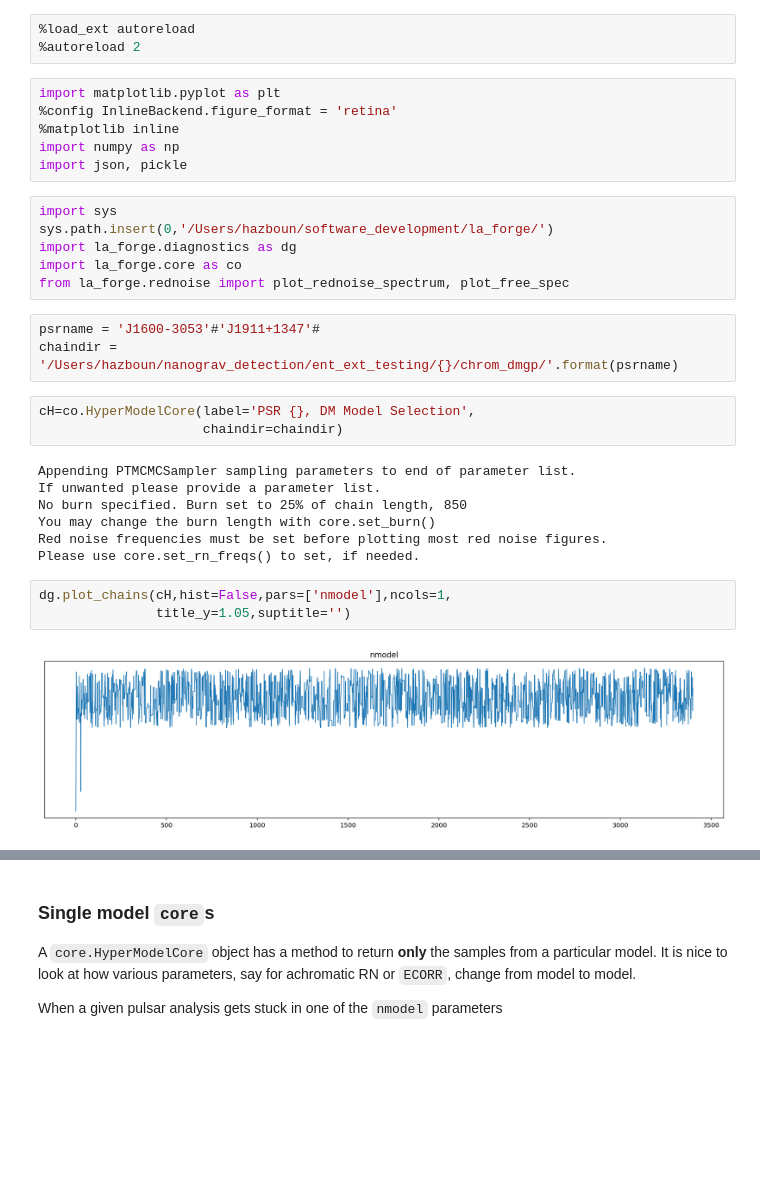
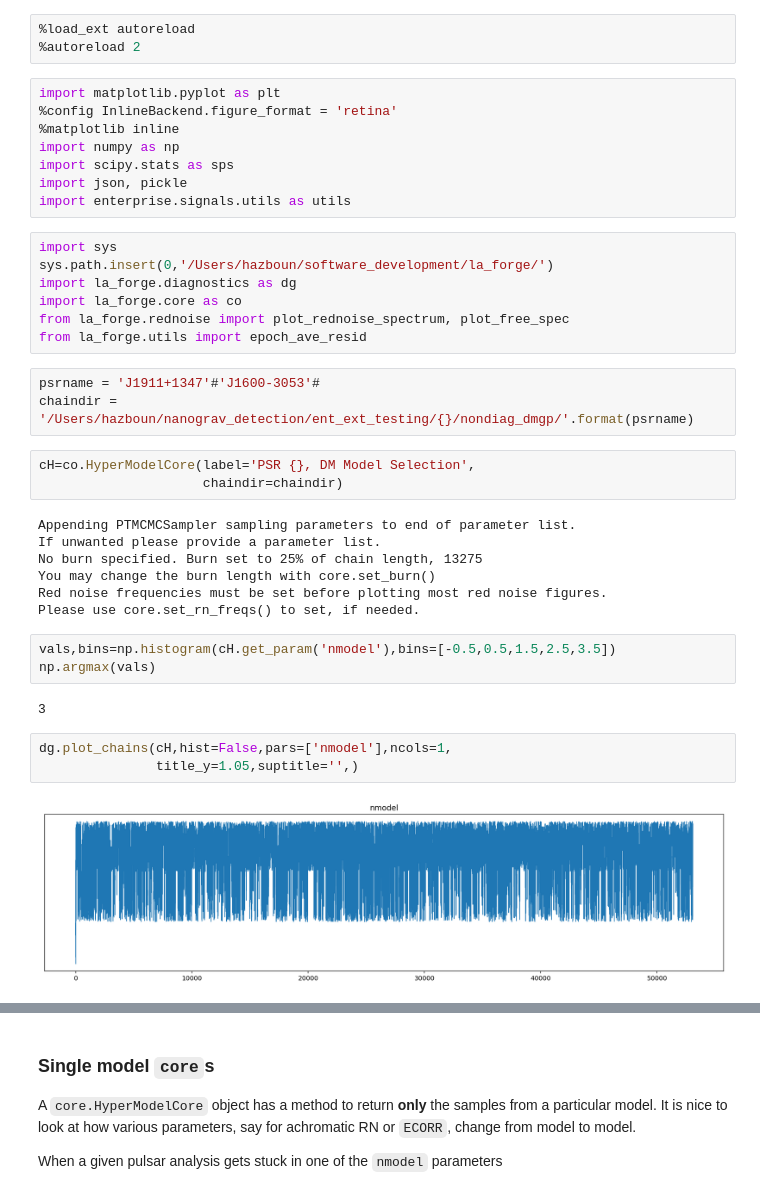
Before and after one commit to Hazboun6/noise_model_selection, a Jupyter notebook: chain_visualization.ipynb, the cells around one changed output, grey strips where cells are left out. Cells and saved outputs as stored; diff of their text form; blank space fills up the shorter version.

```diff
--- a/chain_visualization.ipynb
+++ b/chain_visualization.ipynb
@@ -10,31 +10,39 @@ import matplotlib.pyplot as plt
 %config InlineBackend.figure_format = 'retina'
 %matplotlib inline
 import numpy as np
+import scipy.stats as sps
 import json, pickle
+import enterprise.signals.utils as utils
 # %%
 import sys
 sys.path.insert(0,'/Users/hazboun/software_development/la_forge/')
 import la_forge.diagnostics as dg
 import la_forge.core as co
 from la_forge.rednoise import plot_rednoise_spectrum, plot_free_spec
+from la_forge.utils import epoch_ave_resid
 # %%
-psrname = 'J1600-3053'#'J1911+1347'#
-chaindir = '/Users/hazboun/nanograv_detection/ent_ext_testing/{}/chrom_dmgp/'.format(psrname)
+psrname = 'J1911+1347'#'J1600-3053'#
+chaindir = '/Users/hazboun/nanograv_detection/ent_ext_testing/{}/nondiag_dmgp/'.format(psrname)
 # %%
 cH=co.HyperModelCore(label='PSR {}, DM Model Selection',
                      chaindir=chaindir)
 # %% [output]
 Appending PTMCMCSampler sampling parameters to end of parameter list.
 If unwanted please provide a parameter list.
-No burn specified. Burn set to 25% of chain length, 850
+No burn specified. Burn set to 25% of chain length, 13275
 You may change the burn length with core.set_burn()
 Red noise frequencies must be set before plotting most red noise figures.
 Please use core.set_rn_freqs() to set, if needed.
+# %%
+vals,bins=np.histogram(cH.get_param('nmodel'),bins=[-0.5,0.5,1.5,2.5,3.5])
+np.argmax(vals)
+# %% [output]
+3
 # %%
 dg.plot_chains(cH,hist=False,pars=['nmodel'],ncols=1,
-               title_y=1.05,suptitle='')
+               title_y=1.05,suptitle='',)
 # %% [output]
-[figure, old version]
+[figure, new version]
 # %%
 plt.plot(cH.get_param('lnlike',to_burn=False)[250:])
 plt.show()
```
Also changed, not shown: parts of 42 cells of this notebook, 2 other files.
